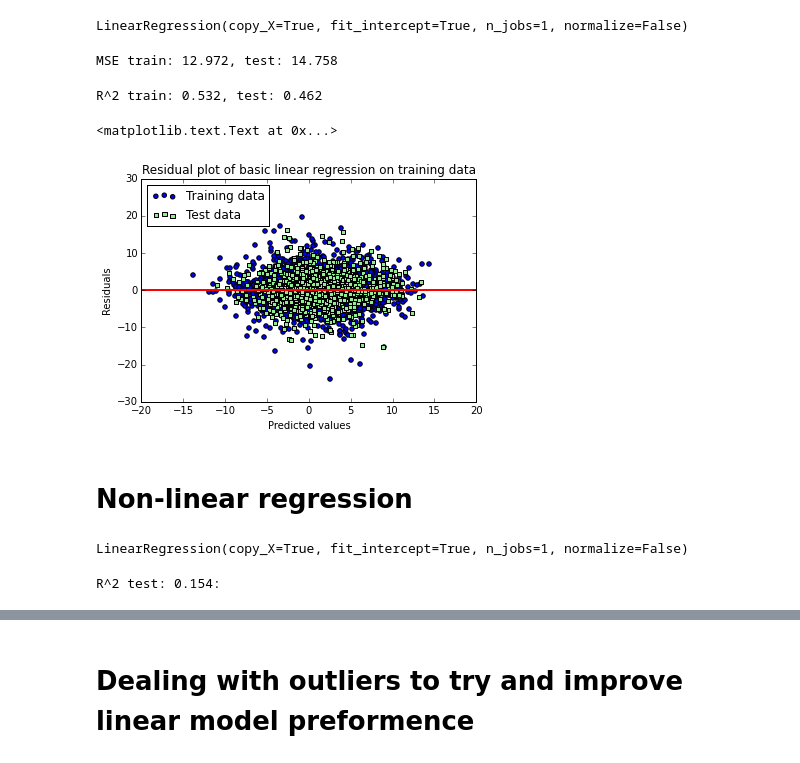
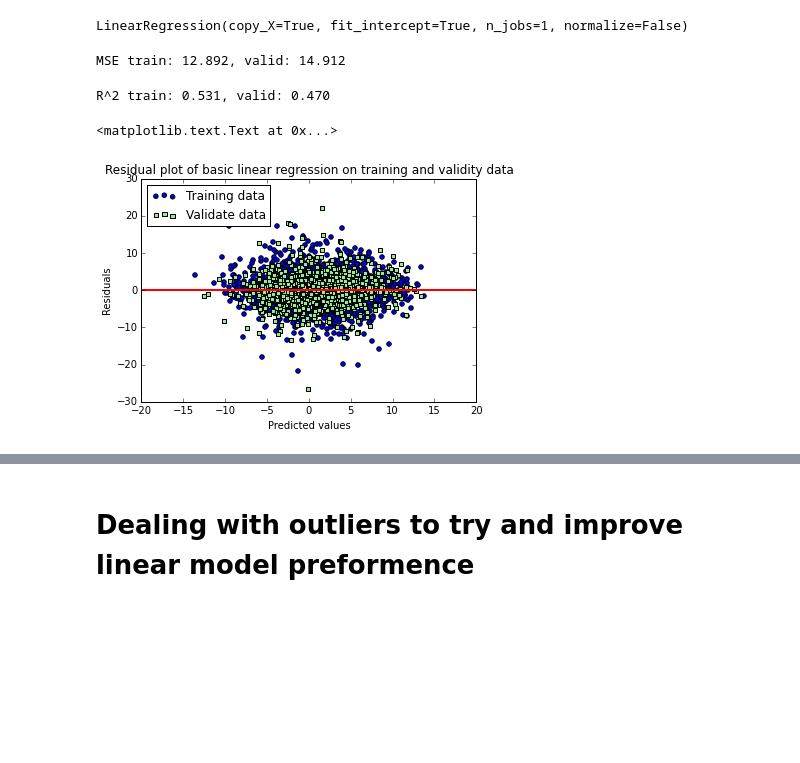
Before and after one commit to Fungie/C1-challenge, a Jupyter notebook: Capital one data science problem.ipynb, the cells around one changed output, grey strips where cells are left out. Cells and saved outputs as stored; diff of their text form; code cells hidden in the pictures; blank space fills up the shorter version.

Commit message:
commit before running test data

```diff
--- a/Capital one data science problem.ipynb
+++ b/Capital one data science problem.ipynb
@@ -114,7 +113,7 @@ y.shape
 (5000L, 1L)
 # %%
 # Splitting training data into training and test data sets
-X_train, X_test, y_train, y_test = train_test_split(X,y)
+X_train, X_valid, y_train, y_valid = train_test_split(X,y)
 # %% [markdown]
 # Importing and cleaning up of test data
 # %%
@@ -189,30 +188,28 @@ lin.fit(X_train,y_train)
 LinearRegression(copy_X=True, fit_intercept=True, n_jobs=1, normalize=False)
 # %%
 y_train_pred = lin.predict(X_train)
-y_test_pred = lin.predict(X_test)
+y_valid_pred = lin.predict(X_valid)
 # %%
-print 'MSE train: %.3f, test: %.3f' %(
+print 'MSE train: %.3f, valid: %.3f' %(
 mean_squared_error(y_train, y_train_pred),
-mean_squared_error(y_test, y_test_pred))
+mean_squared_error(y_valid, y_valid_pred))
 # %% [output]
-MSE train: 12.972, test: 14.758
+MSE train: 12.892, valid: 14.912
 # %%
-print 'R^2 train: %.3f, test: %.3f' %(
+print 'R^2 train: %.3f, valid: %.3f' %(
 r2_score(y_train, y_train_pred),
-r2_score(y_test, y_test_pred))
+r2_score(y_valid, y_valid_pred))
 # %% [output]
-R^2 train: 0.532, test: 0.462
+R^2 train: 0.531, valid: 0.470
 # %%
 plt.scatter(y_train_pred,  y_train_pred - y_train, c='blue', marker='o', label='Training data')
-plt.scatter(y_test_pred,  y_test_pred - y_test, c='lightgreen', marker='s', label='Test data')
+plt.scatter(y_valid_pred,  y_valid_pred - y_valid, c='lightgreen', marker='s', label='Validate data')
 plt.xlabel('Predicted values')
 plt.ylabel('Residuals')
 plt.legend(loc='upper left')
 plt.hlines(y=0, xmin=-20, xmax=20, lw=2, color='red')
 plt.xlim([-20,20])
-plt.title('Residual plot of basic linear regression on training data')
+plt.title('Residual plot of basic linear regression on training and validity data')
 # %% [output]
 <matplotlib.text.Text at 0x...>
-[figure, old version]
+[figure, new version]
-# %% [markdown]
-# Non-linear regression
@@ -224,4 +215,0 @@ X_train_quad, X_test_quad, y_train, y_test = train_test_split(X_quad,y)
-# %%
-regr.fit(X_train_quad,y_train)
-# %% [output]
-LinearRegression(copy_X=True, fit_intercept=True, n_jobs=1, normalize=False)
@@ -230,4 +215,0 @@ y_test_pred_quad = regr.predict(X_test_quad)
-# %%
-print 'R^2 test: %.3f:' % r2_score(y_test,y_test_pred_quad)
-# %% [output]
-R^2 test: 0.154:
```
Also changed, not shown: parts of 12 cells of this notebook.
